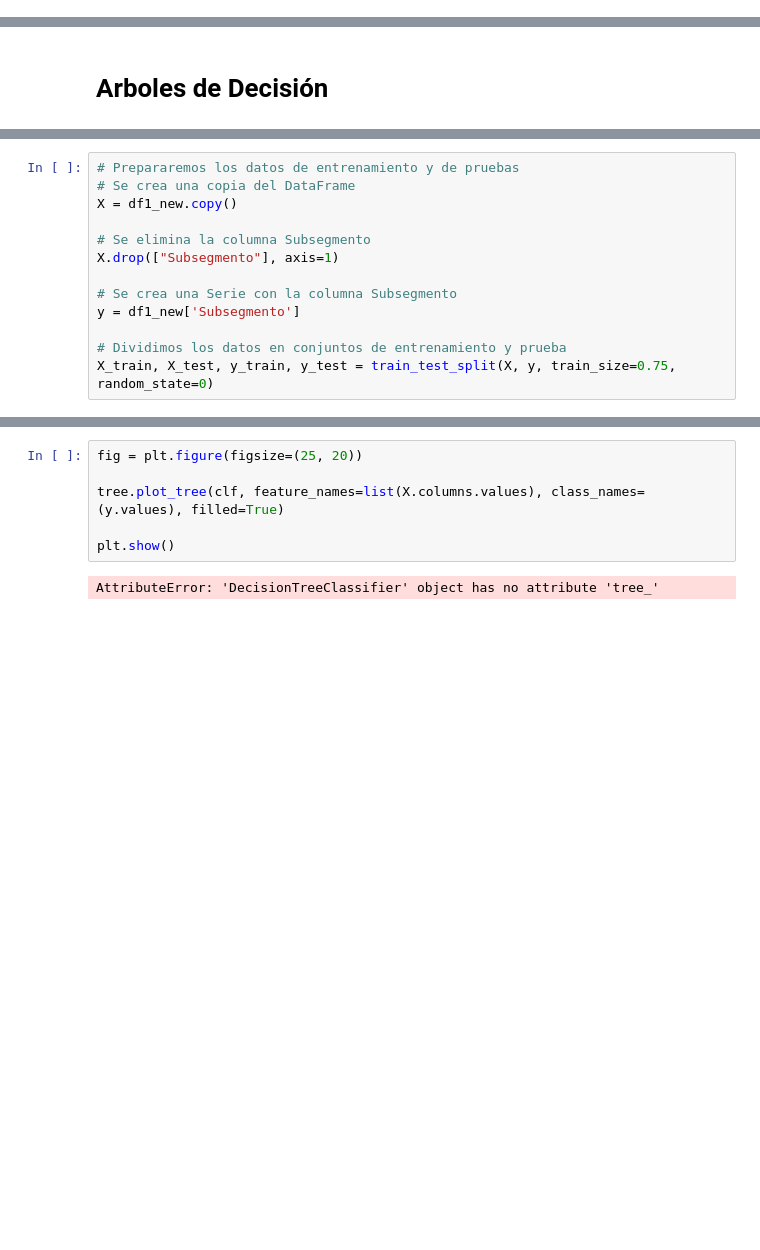
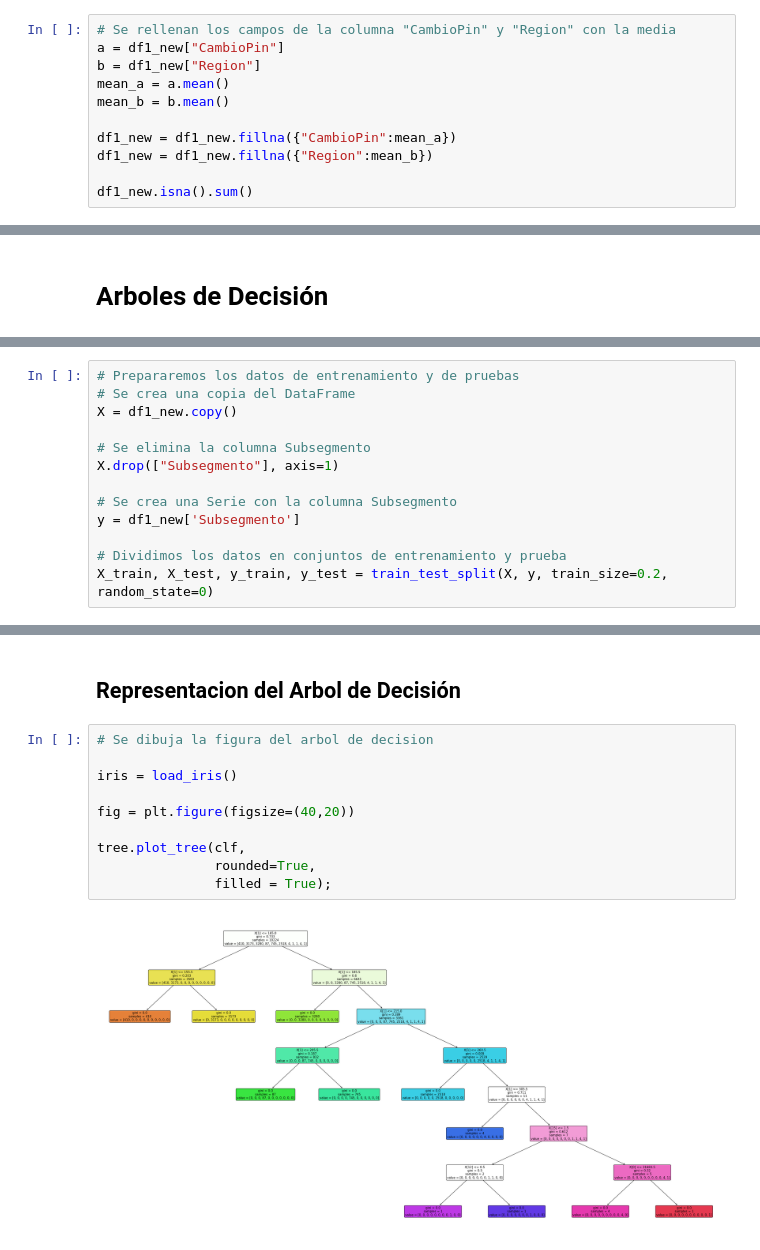
Before and after one commit to fate-9x/MachineLearning, a Jupyter notebook: Prueba_1.ipynb, the cells around one changed output, grey strips where cells are left out. Saved outputs shown, nothing was run; the diff lists cells and outputs as text; blank space fills up the shorter version.

Commit message:
DecisionThree listo

```diff
--- a/Prueba_1.ipynb
+++ b/Prueba_1.ipynb
@@ -252,0 +305,11 @@ df1_new
+# %%
+# Se rellenan los campos de la columna "CambioPin" y "Region" con la media
+a = df1_new["CambioPin"]
+b = df1_new["Region"]
+mean_a = a.mean()
+mean_b = b.mean()
+
+df1_new = df1_new.fillna({"CambioPin":mean_a})
+df1_new = df1_new.fillna({"Region":mean_b})
+
+df1_new.isna().sum()
@@ -285,4 +370,4 @@ X.drop(["Subsegmento"], axis=1)
 y = df1_new['Subsegmento']
 
 # Dividimos los datos en conjuntos de entrenamiento y prueba
-X_train, X_test, y_train, y_test = train_test_split(X, y, train_size=0.75, random_state=0)
+X_train, X_test, y_train, y_test = train_test_split(X, y, train_size=0.2, random_state=0)
@@ -305,9 +392,14 @@ ValueError: Input contains NaN, infinity or a value too large for dtype('float32
-# %%
-fig = plt.figure(figsize=(25, 20))
-
-tree.plot_tree(clf, feature_names=list(X.columns.values), class_names=(y.values), filled=True)
-
-plt.show()
-# %% [output]
-AttributeError: 'DecisionTreeClassifier' object has no attribute 'tree_'
-[figure, removed]
+# %% [markdown]
+## Representacion del Arbol de Decisión
+# %%
+# Se dibuja la figura del arbol de decision
+
+iris = load_iris()
+
+fig = plt.figure(figsize=(40,20))
+
+tree.plot_tree(clf,
+               rounded=True,
+               filled = True);
+# %% [output]
+[figure, added]
```
Also changed, not shown: parts of 8 cells of this notebook.
